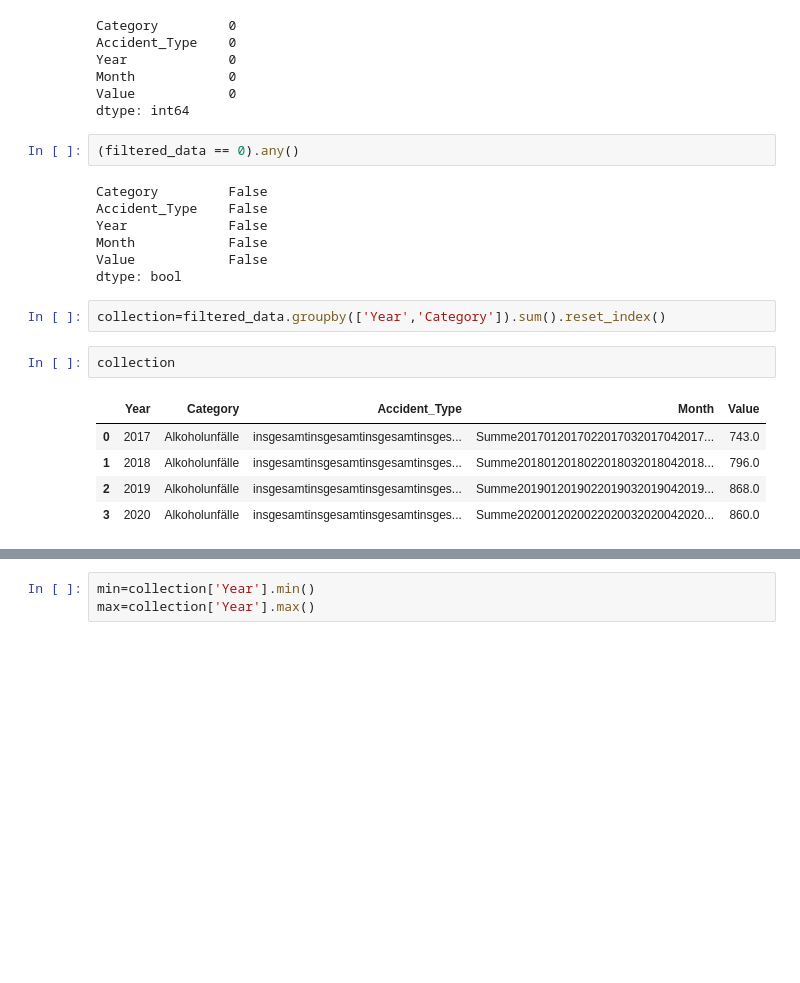
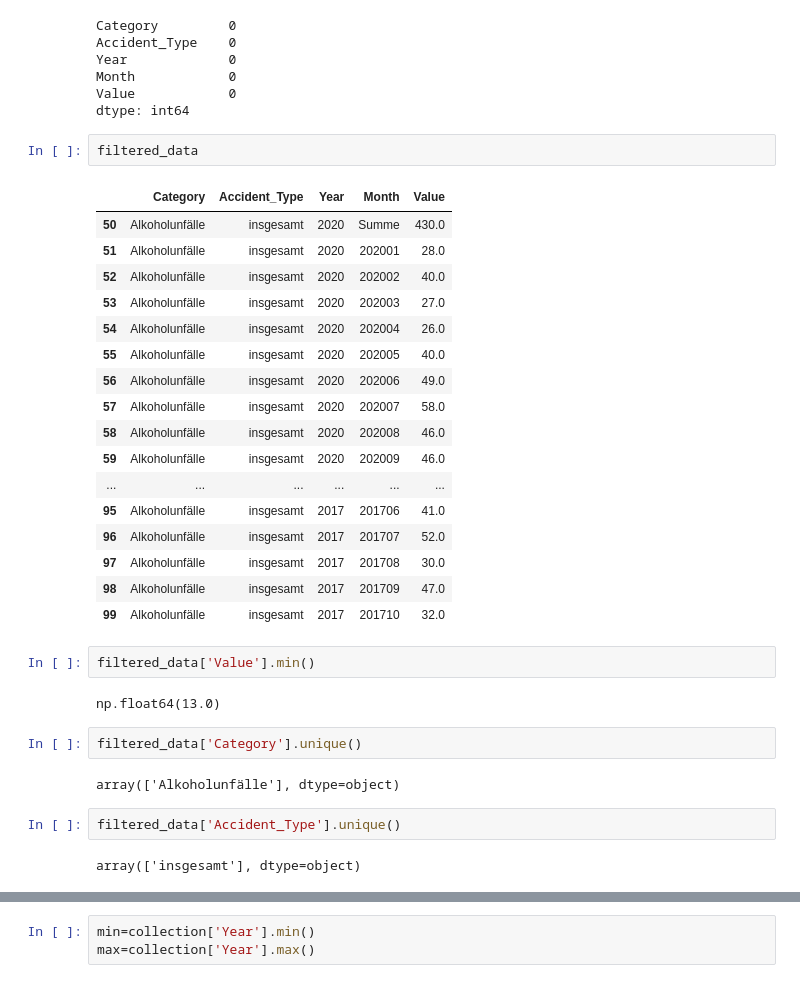
Before and after one commit to harmonicsvd/DPS-Work, a Jupyter notebook: data.ipynb, the cells around one changed output, grey strips where cells are left out. Drawn from its saved outputs; the diff is of its cells as text; blank space fills up the shorter version.

```diff
--- a/data.ipynb
+++ b/data.ipynb
@@ -76,22 +77,35 @@ Year             0
 Month            0
 Value            0
 dtype: int64
-# %%
-(filtered_data == 0).any()
-# %% [output]
-Category         False
-Accident_Type    False
-Year             False
-Month            False
-Value            False
-dtype: bool
-# %%
-collection=filtered_data.groupby(['Year','Category']).sum().reset_index()
-# %%
-collection
-# %% [output]
-|  | Year | Category | Accident_Type | Month | Value |
-| 0 | 2017 | Alkoholunfälle | insgesamtinsgesamtinsgesamtinsges... | Summe2017012017022017032017042017... | 743.0 |
-| 1 | 2018 | Alkoholunfälle | insgesamtinsgesamtinsgesamtinsges... | Summe2018012018022018032018042018... | 796.0 |
-| 2 | 2019 | Alkoholunfälle | insgesamtinsgesamtinsgesamtinsges... | Summe2019012019022019032019042019... | 868.0 |
-| 3 | 2020 | Alkoholunfälle | insgesamtinsgesamtinsgesamtinsges... | Summe2020012020022020032020042020... | 860.0 |
+# %%
+filtered_data
+# %% [output]
+|  | Category | Accident_Type | Year | Month | Value |
+| 50 | Alkoholunfälle | insgesamt | 2020 | Summe | 430.0 |
+| 51 | Alkoholunfälle | insgesamt | 2020 | 202001 | 28.0 |
+| 52 | Alkoholunfälle | insgesamt | 2020 | 202002 | 40.0 |
+| 53 | Alkoholunfälle | insgesamt | 2020 | 202003 | 27.0 |
+| 54 | Alkoholunfälle | insgesamt | 2020 | 202004 | 26.0 |
+| 55 | Alkoholunfälle | insgesamt | 2020 | 202005 | 40.0 |
+| 56 | Alkoholunfälle | insgesamt | 2020 | 202006 | 49.0 |
+| 57 | Alkoholunfälle | insgesamt | 2020 | 202007 | 58.0 |
+| 58 | Alkoholunfälle | insgesamt | 2020 | 202008 | 46.0 |
+| 59 | Alkoholunfälle | insgesamt | 2020 | 202009 | 46.0 |
+| ... | ... | ... | ... | ... | ... |
+| 95 | Alkoholunfälle | insgesamt | 2017 | 201706 | 41.0 |
+| 96 | Alkoholunfälle | insgesamt | 2017 | 201707 | 52.0 |
+| 97 | Alkoholunfälle | insgesamt | 2017 | 201708 | 30.0 |
+| 98 | Alkoholunfälle | insgesamt | 2017 | 201709 | 47.0 |
+| 99 | Alkoholunfälle | insgesamt | 2017 | 201710 | 32.0 |
+# %%
+filtered_data['Value'].min()
+# %% [output]
+np.float64(13.0)
+# %%
+filtered_data['Category'].unique()
+# %% [output]
+array(['Alkoholunfälle'], dtype=object)
+# %%
+filtered_data['Accident_Type'].unique()
+# %% [output]
+array(['insgesamt'], dtype=object)
```
Also changed, not shown: parts of 22 cells of this notebook.
